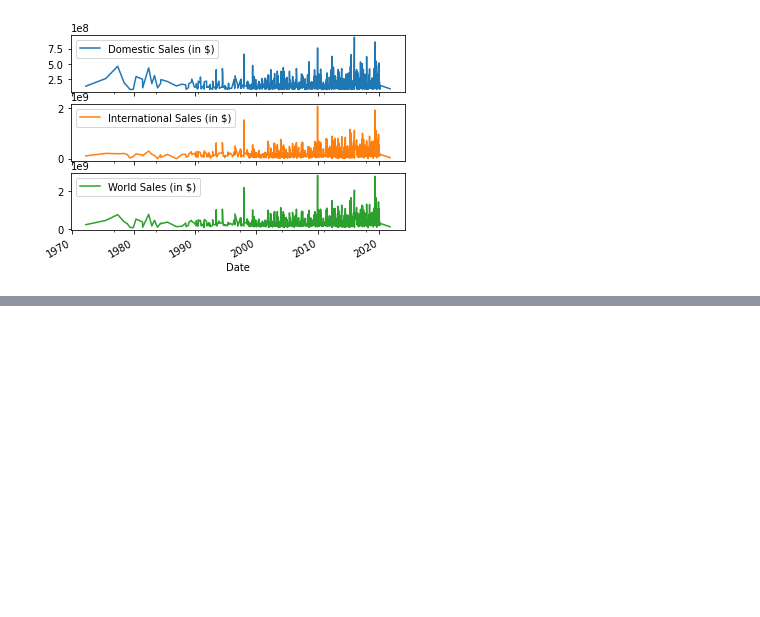
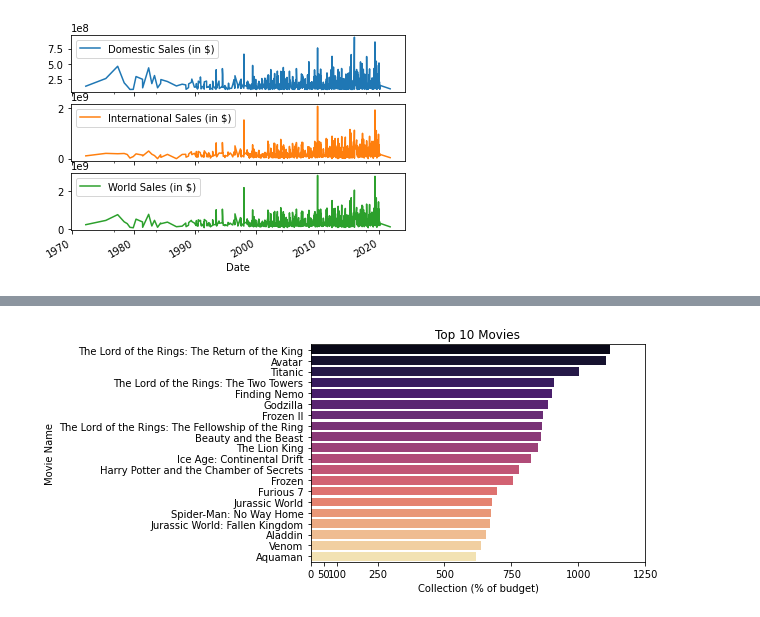
Before and after one commit to NotRockysWife/UCDPA_AdrianConnolly, a Jupyter notebook: Project2.ipynb, the cells around one changed output, grey strips where cells are left out. Cells and saved outputs as stored; diff of their text form; code cells hidden in the pictures; blank space fills up the shorter version.

```diff
--- a/Project2.ipynb
+++ b/Project2.ipynb
@@ -286,0 +393,4 @@ None
+# %%
+profit_by_perc = movie_info.groupby("Title",as_index=False)["%"].sum()
+sorted_profit_by_perc=profit_by_perc.sort_values("%",ascending=False)
+print(sorted_profit_by_perc)
@@ -286,0 +412,11 @@ None
+# %%
+import matplotlib.pyplot as plt
+import seaborn as sns
+sns.barplot(x='%',y='Title',data = sorted_profit_by_perc.head(20),palette='magma')
+plt.ylabel('Movie Name')
+plt.xlabel('Collection (% of budget)')
+plt.title('Top 10 Movies')
+plt.xticks([0,50,100,250,500,750,1000,1250], ['0','50','100','250','500','750','1000','1250'])
+plt.show()
+# %% [output]
+[figure, added]
```
Also changed, not shown: parts of 9 cells of this notebook, 1 other file.
